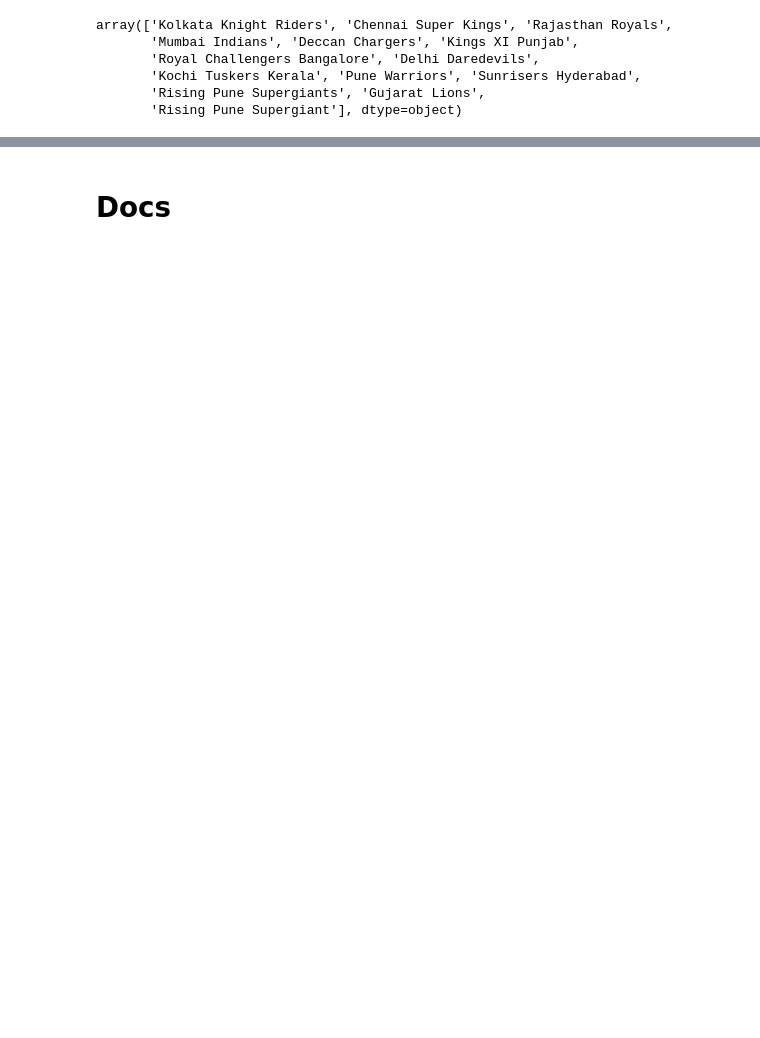
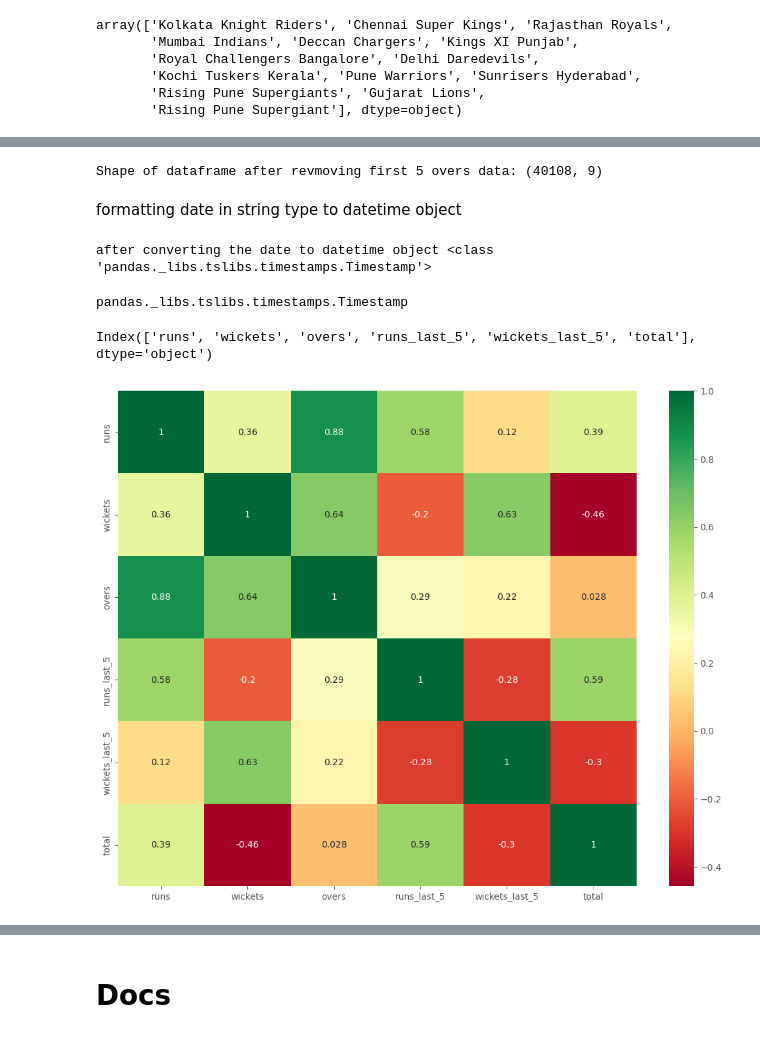
Before and after one commit to vsky0/bug-free-sniffle, a Jupyter notebook: ipl_score_prediction/ipl_score_prediction.ipynb, the cells around one changed output, grey strips where cells are left out. Saved outputs shown, nothing was run; the diff lists cells and outputs as text; code cells hidden in the pictures; blank space fills up the shorter version.

```diff
--- a/ipl_score_prediction/ipl_score_prediction.ipynb
+++ b/ipl_score_prediction/ipl_score_prediction.ipynb
@@ -240,0 +213,4 @@ top_performing_teams = ['kkr','csk','rr','mi','kxip','rcb','dd','srh']
+# %%
+print(f"Shape of dataframe before revmoving inconsistent teams: {df.shape}")
+df = df[(df['bat_team'].isin(top_teams)) & (df['bowl_team'].isin(top_teams))]
+print(f"Shape of dataframe after revmoving inconsistent teams: {df.shape}")
@@ -240,0 +237,31 @@ top_performing_teams = ['kkr','csk','rr','mi','kxip','rcb','dd','srh']
+# %%
+df = df[df['overs']>=5.0]
+print(f"Shape of dataframe after revmoving first 5 overs data: {df.shape}")
+# %% [output]
+Shape of dataframe after revmoving first 5 overs data: (40108, 9)
+# %% [markdown]
+formatting date in string type to datetime object
+# %%
+from datetime import datetime
+
+df['date'] = df['date'].apply(lambda x: datetime.strptime(x, '%Y-%m-%d'))
+print(f"after converting the date to datetime object {type(df.iloc[0,0])}")
+# %% [output]
+after converting the date to datetime object <class 'pandas._libs.tslibs.timestamps.Timestamp'>
+# %%
+type(df.iloc[0,0])
+# %% [output]
+pandas._libs.tslibs.timestamps.Timestamp
+# %%
+cm = df.corr(numeric_only=True)
+top_corr_features = cm.index
+# %%
+top_corr_features
+# %% [output]
+Index(['runs', 'wickets', 'overs', 'runs_last_5', 'wickets_last_5', 'total'], dtype='object')
+# %%
+plt.figure(figsize=(13,10))
+sns.heatmap(data=df[top_corr_features].corr(),annot=True,cmap='RdYlGn')
+plt.show()
+# %% [output]
+[figure, added]
```
Also changed, not shown: parts of 55 cells of this notebook.
